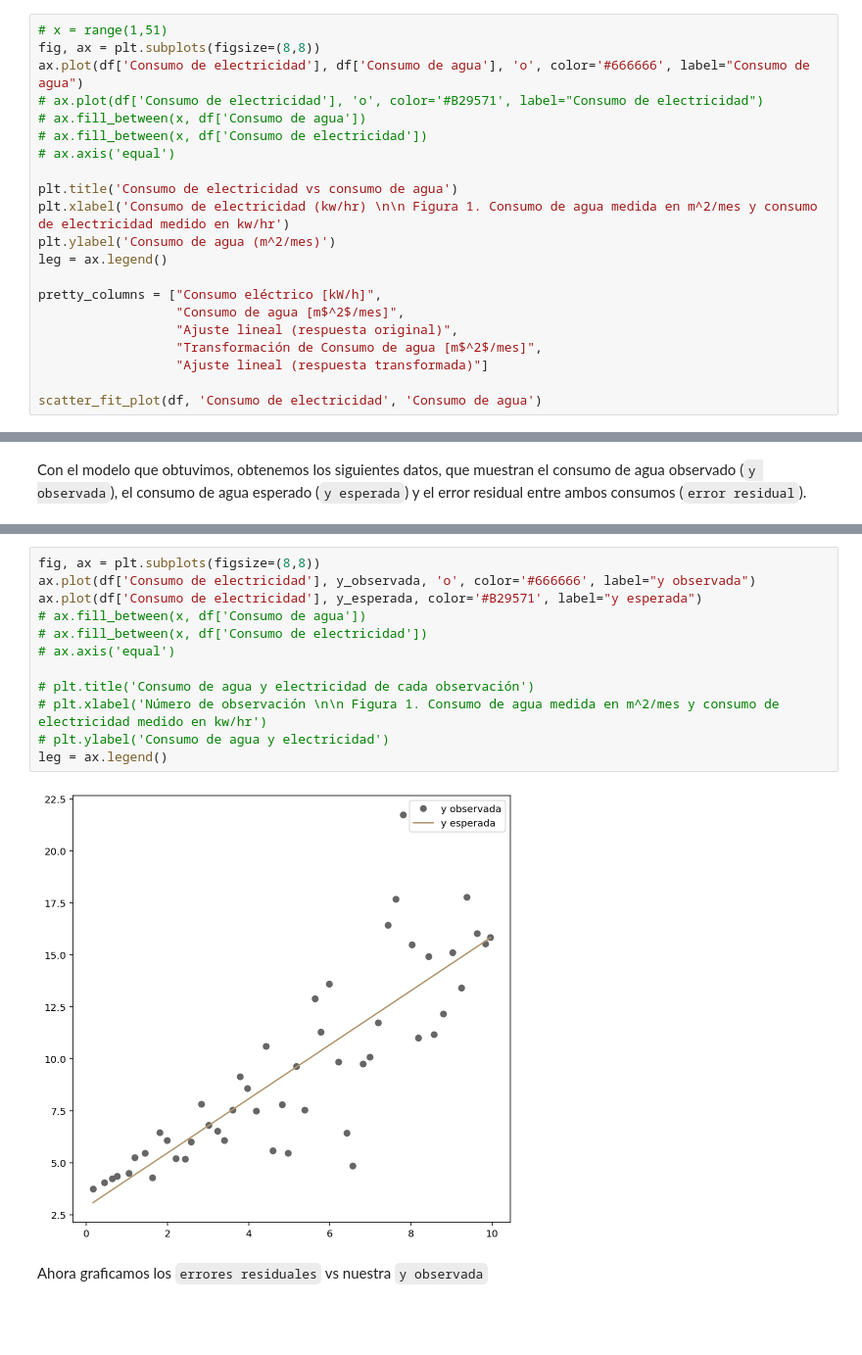
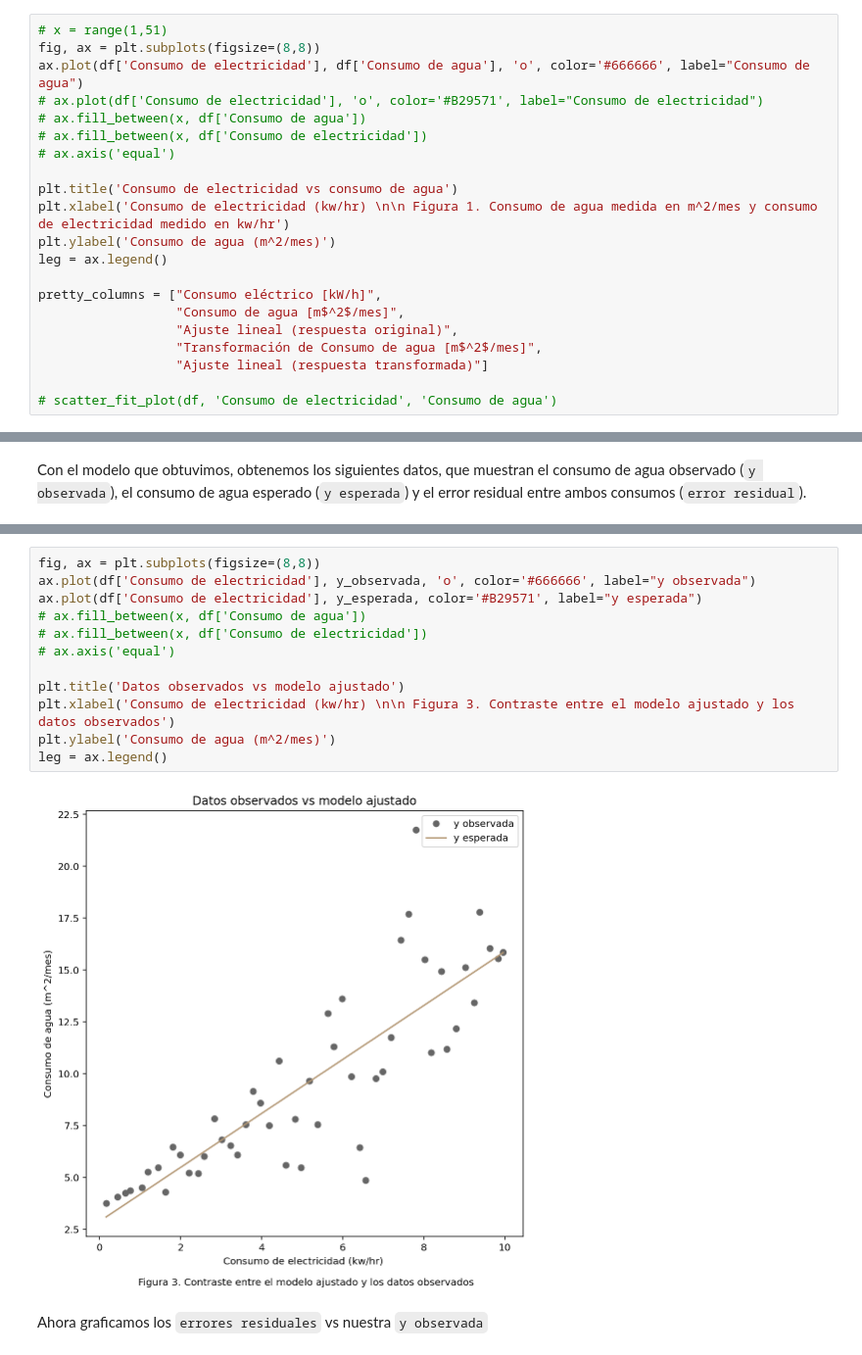
Before and after one commit to cegm/EA2-Entregables, a Jupyter notebook: Controles/Control 2/Control_2_moni.ipynb, the cells around one changed output, grey strips where cells are left out. Shown at 98% size. Cells and saved outputs as stored; diff of their text form; blank space fills up the shorter version.

```diff
--- a/Controles/Control 2/Control_2_moni.ipynb
+++ b/Controles/Control 2/Control_2_moni.ipynb
@@ -98,6 +119,6 @@ pretty_columns = ["Consumo eléctrico [kW/h]",
                   "Transformación de Consumo de agua [m$^2$/mes]",
                   "Ajuste lineal (respuesta transformada)"]
 
-scatter_fit_plot(df, 'Consumo de electricidad', 'Consumo de agua')
+# scatter_fit_plot(df, 'Consumo de electricidad', 'Consumo de agua')
 # %% [output]
 [figure]
@@ -179,17 +169,17 @@ display(resultados)
 # %%
 fig, ax = plt.subplots(figsize=(8,8))
 ax.plot(df['Consumo de electricidad'], y_observada, 'o', color='#666666', label="y observada")
 ax.plot(df['Consumo de electricidad'], y_esperada, color='#B29571', label="y esperada")
 # ax.fill_between(x, df['Consumo de agua'])
 # ax.fill_between(x, df['Consumo de electricidad'])
 # ax.axis('equal')
 
-# plt.title('Consumo de agua y electricidad de cada observación')
-# plt.xlabel('Número de observación \n\n Figura 1. Consumo de agua medida en m^2/mes y consumo de electricidad medido en kw/hr')
-# plt.ylabel('Consumo de agua y electricidad')
+plt.title('Datos observados vs modelo ajustado')
+plt.xlabel('Consumo de electricidad (kw/hr) \n\n Figura 3. Contraste entre el modelo ajustado y los datos observados')
+plt.ylabel('Consumo de agua (m^2/mes)')
 leg = ax.legend()
 # %% [output]
-[figure, old version]
+[figure, new version]
 # %% [markdown]
 Ahora graficamos los `errores residuales` vs nuestra `y observada`
 # %%
```
Also changed, not shown: parts of 8 cells of this notebook.
